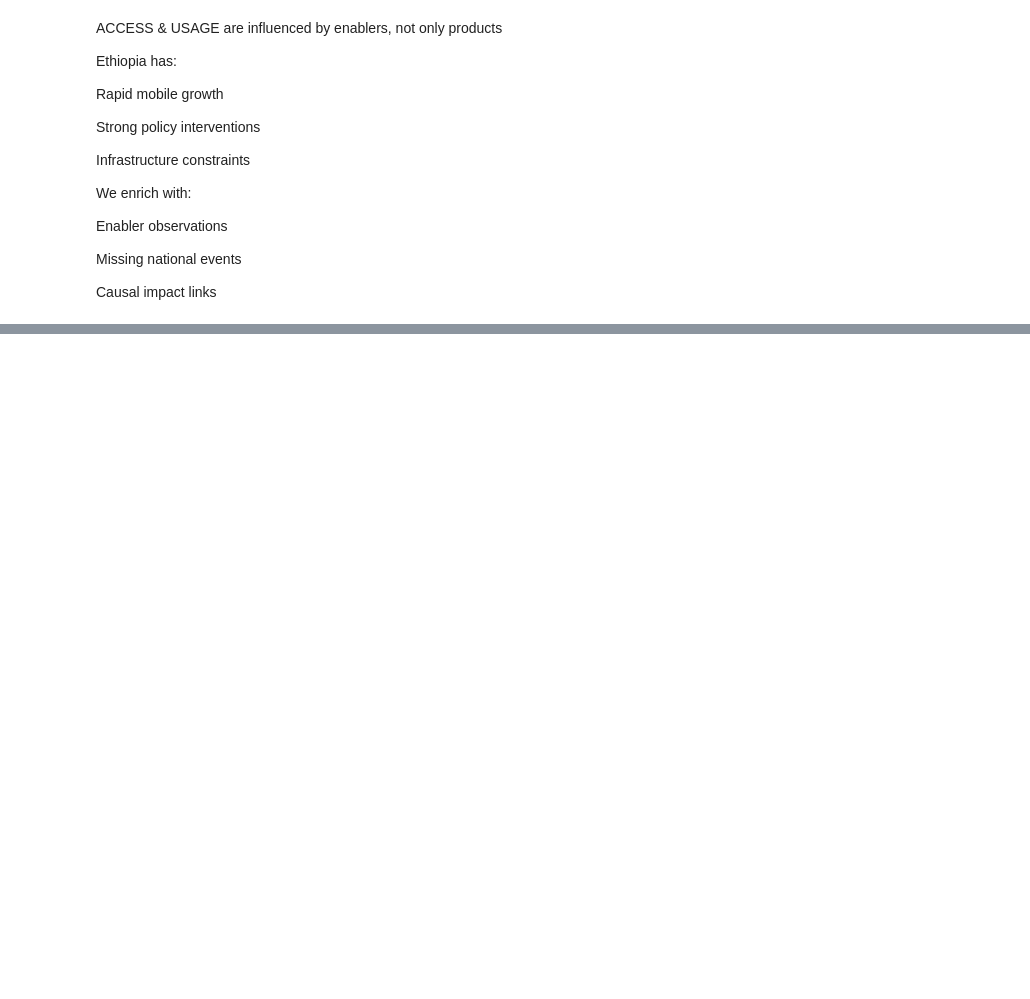
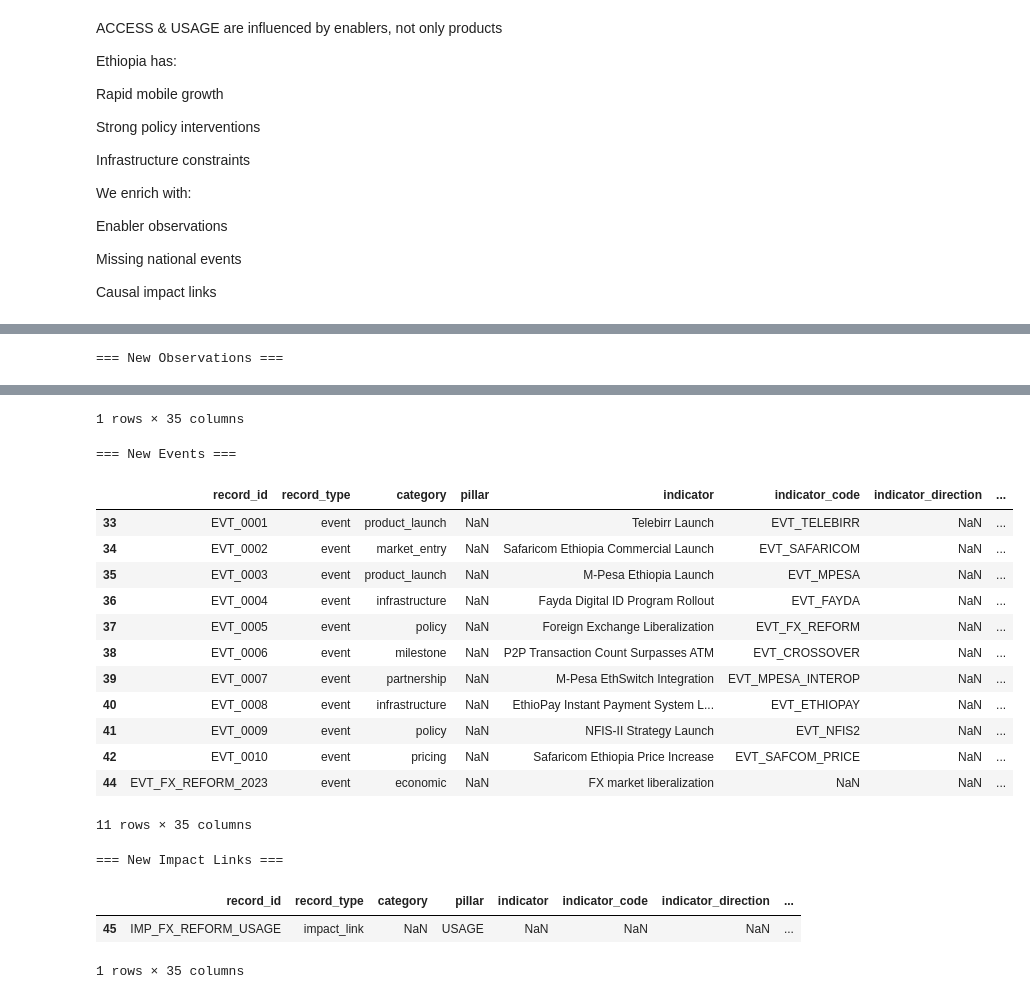
Before and after one commit to wakgari-Elias/ethiopia-fi-forecast, a Jupyter notebook: notebooks/02_data_enrichment.ipynb, the cells around one changed output, grey strips where cells are left out. Saved outputs shown, nothing was run; the diff lists cells and outputs as text; code cells hidden in the pictures; blank space fills up the shorter version.

Commit message:
Task-1: Validate enrichment additions, show schema compliance, display new rows

```diff
--- a/notebooks/02_data_enrichment.ipynb
+++ b/notebooks/02_data_enrichment.ipynb
@@ -278,3 +278,12 @@ DATA_PROCESSED.mkdir(exist_ok=True)
 
 fi_enriched = pd.concat([fi_data, new_observations, new_events, new_impact_links], ignore_index=True)
 fi_enriched.to_excel(DATA_PROCESSED / "ethiopia_fi_unified_data_enriched.xlsx", index=False)
+# %%
+import pandas as pd
+from pathlib import Path
+
+DATA_PROCESSED = Path("../data/processed")
+fi_enriched_path = DATA_PROCESSED / "ethiopia_fi_unified_data_enriched.xlsx"
+
+fi_enriched = pd.read_excel(fi_enriched_path)
+fi_enriched.head(10)
@@ -280,0 +303,12 @@ fi_enriched.to_excel(DATA_PROCESSED / "ethiopia_fi_unified_data_enriched.xlsx",
+# %%
+# Enriched observations
+new_obs = fi_enriched[fi_enriched['record_id'].str.startswith('OBS_')]
+new_obs
+
+# Enriched events
+new_events = fi_enriched[fi_enriched['record_id'].str.startswith('EVT_')]
+new_events
+
+# Enriched impact_links
+new_imp = fi_enriched[fi_enriched['record_id'].str.startswith('IMP_')]
+new_imp
@@ -280,0 +351,12 @@ fi_enriched.to_excel(DATA_PROCESSED / "ethiopia_fi_unified_data_enriched.xlsx",
+# %%
+# Display the enrichment tables
+print("=== New Observations ===")
+display(new_obs)
+
+print("=== New Events ===")
+display(new_events)
+
+print("=== New Impact Links ===")
+display(new_imp)
+# %% [output]
+=== New Observations ===
@@ -280,0 +365,19 @@ fi_enriched.to_excel(DATA_PROCESSED / "ethiopia_fi_unified_data_enriched.xlsx",
+1 rows × 35 columns
+=== New Events ===
+|  | record_id | record_type | category | pillar | indicator | indicator_code | indicator_direction | ... |
+| 33 | EVT_0001 | event | product_launch | NaN | Telebirr Launch | EVT_TELEBIRR | NaN | ... |
+| 34 | EVT_0002 | event | market_entry | NaN | Safaricom Ethiopia Commercial Launch | EVT_SAFARICOM | NaN | ... |
+| 35 | EVT_0003 | event | product_launch | NaN | M-Pesa Ethiopia Launch | EVT_MPESA | NaN | ... |
+| 36 | EVT_0004 | event | infrastructure | NaN | Fayda Digital ID Program Rollout | EVT_FAYDA | NaN | ... |
+| 37 | EVT_0005 | event | policy | NaN | Foreign Exchange Liberalization | EVT_FX_REFORM | NaN | ... |
+| 38 | EVT_0006 | event | milestone | NaN | P2P Transaction Count Surpasses ATM | EVT_CROSSOVER | NaN | ... |
+| 39 | EVT_0007 | event | partnership | NaN | M-Pesa EthSwitch Integration | EVT_MPESA_INTEROP | NaN | ... |
+| 40 | EVT_0008 | event | infrastructure | NaN | EthioPay Instant Payment System L... | EVT_ETHIOPAY | NaN | ... |
+| 41 | EVT_0009 | event | policy | NaN | NFIS-II Strategy Launch | EVT_NFIS2 | NaN | ... |
+| 42 | EVT_0010 | event | pricing | NaN | Safaricom Ethiopia Price Increase | EVT_SAFCOM_PRICE | NaN | ... |
+| 44 | EVT_FX_REFORM_2023 | event | economic | NaN | FX market liberalization | NaN | NaN | ... |
+11 rows × 35 columns
+=== New Impact Links ===
+|  | record_id | record_type | category | pillar | indicator | indicator_code | indicator_direction | ... |
+| 45 | IMP_FX_REFORM_USAGE | impact_link | NaN | USAGE | NaN | NaN | NaN | ... |
+1 rows × 35 columns
```
Also changed, not shown: parts of 4 cells of this notebook, 1 other file.
